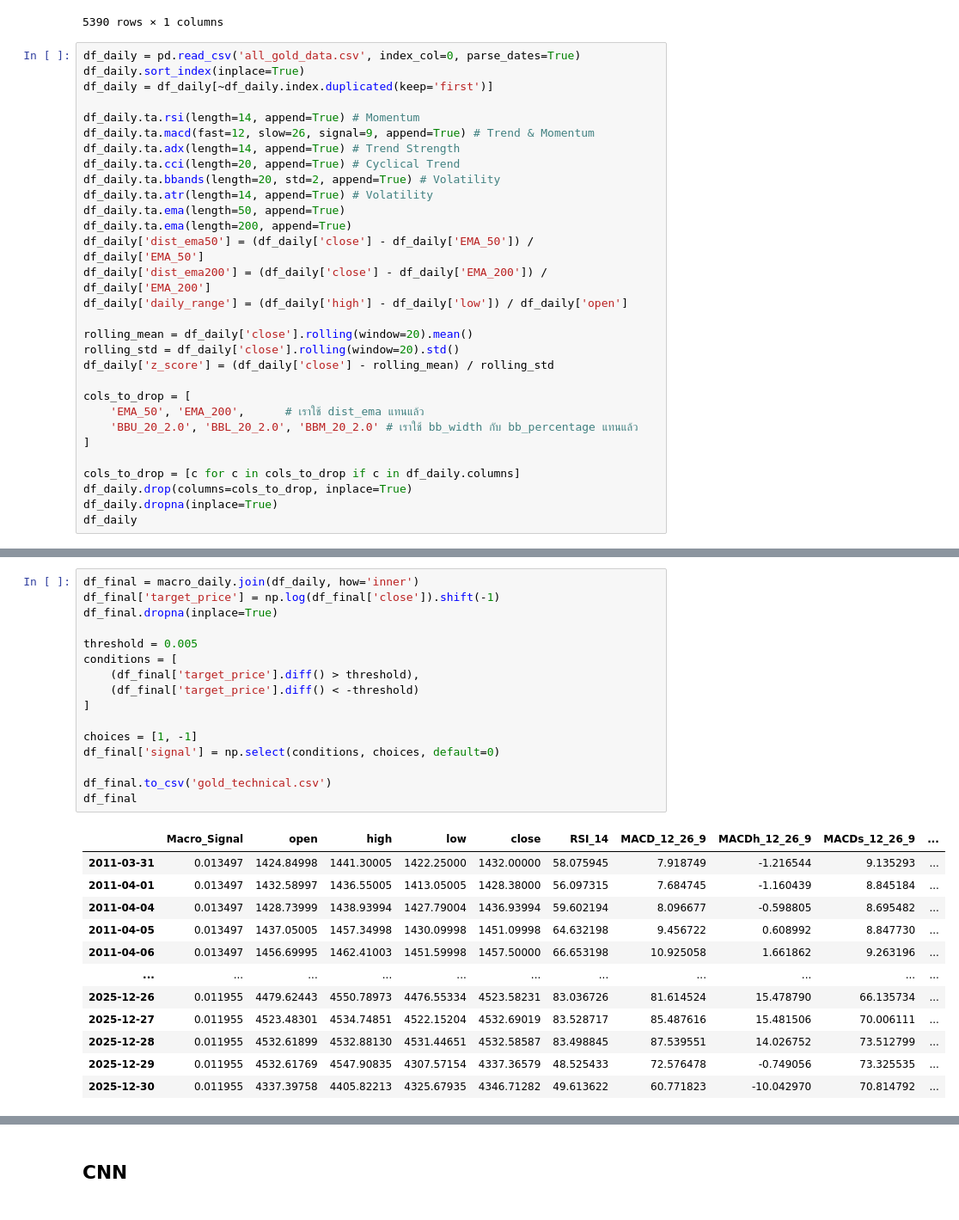
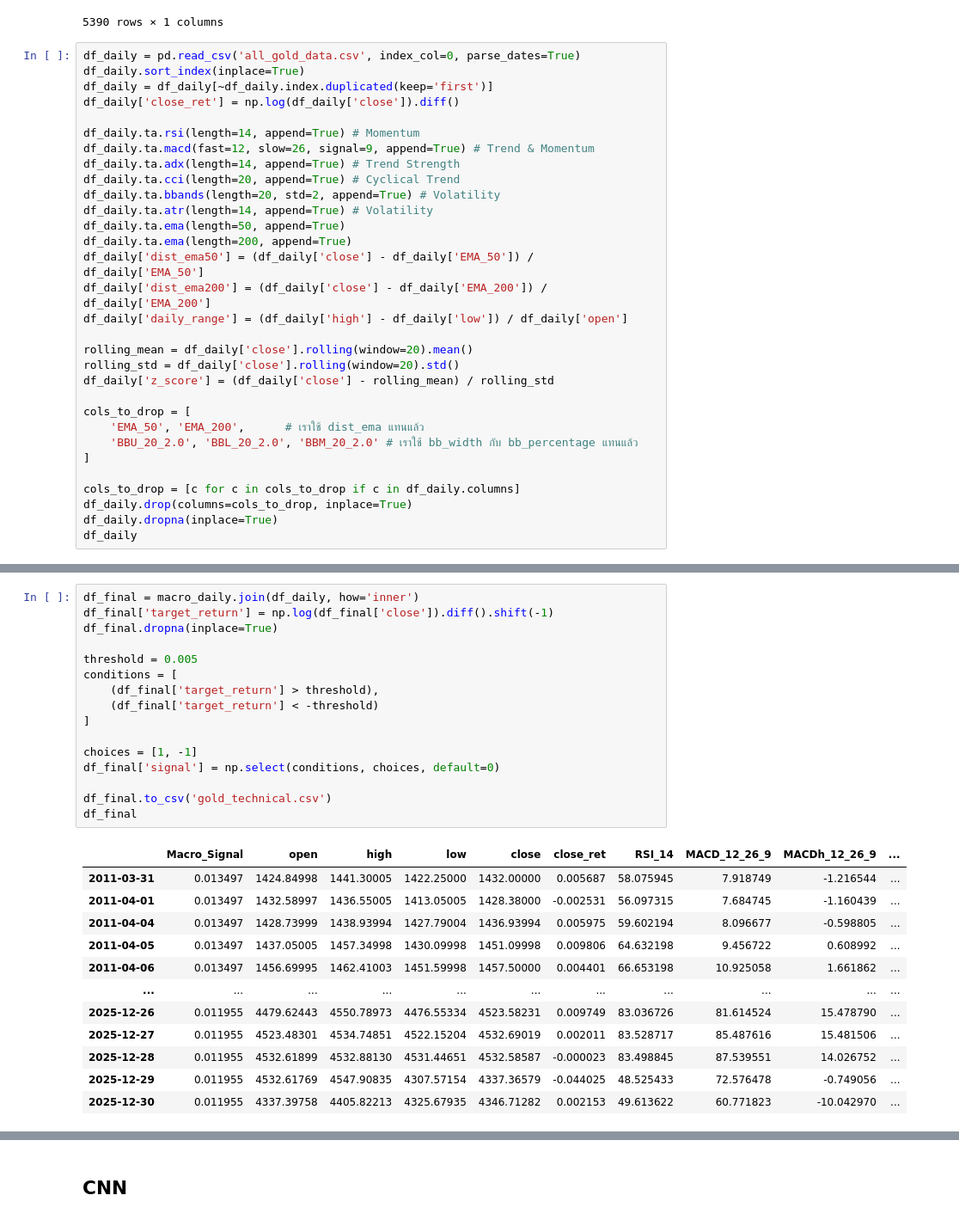
Before and after one commit to FulinQ/AQT, a Jupyter notebook: ARDL_ECM.ipynb, the cells around one changed output, grey strips where cells are left out. Shown at 86% size. Drawn from its saved outputs; the diff is of its cells as text.

```diff
--- a/ARDL_ECM.ipynb
+++ b/ARDL_ECM.ipynb
@@ -1182,6 +1182,7 @@ macro_daily
 df_daily = pd.read_csv('all_gold_data.csv', index_col=0, parse_dates=True)
 df_daily.sort_index(inplace=True)
 df_daily = df_daily[~df_daily.index.duplicated(keep='first')]
+df_daily['close_ret'] = np.log(df_daily['close']).diff()
 
 df_daily.ta.rsi(length=14, append=True) # Momentum
 df_daily.ta.macd(fast=12, slow=26, signal=9, append=True) # Trend & Momentum
@@ -1226,29 +1227,29 @@ df_daily
 # %%
 df_final = macro_daily.join(df_daily, how='inner')
-df_final['target_price'] = np.log(df_final['close']).shift(-1)
+df_final['target_return'] = np.log(df_final['close']).diff().shift(-1)
 df_final.dropna(inplace=True)
 
 threshold = 0.005
 conditions = [
-    (df_final['target_price'].diff() > threshold),
-    (df_final['target_price'].diff() < -threshold)
+    (df_final['target_return'] > threshold),
+    (df_final['target_return'] < -threshold)
 ]
 
 choices = [1, -1]
 df_final['signal'] = np.select(conditions, choices, default=0)
 
 df_final.to_csv('gold_technical.csv')
 df_final
 # %% [output]
-|  | Macro_Signal | open | high | low | close | RSI_14 | MACD_12_26_9 | MACDh_12_26_9 | MACDs_12_26_9 | ... |
-| 2011-03-31 | 0.013497 | 1424.84998 | 1441.30005 | 1422.25000 | 1432.00000 | 58.075945 | 7.918749 | -1.216544 | 9.135293 | ... |
-| 2011-04-01 | 0.013497 | 1432.58997 | 1436.55005 | 1413.05005 | 1428.38000 | 56.097315 | 7.684745 | -1.160439 | 8.845184 | ... |
-| 2011-04-04 | 0.013497 | 1428.73999 | 1438.93994 | 1427.79004 | 1436.93994 | 59.602194 | 8.096677 | -0.598805 | 8.695482 | ... |
-| 2011-04-05 | 0.013497 | 1437.05005 | 1457.34998 | 1430.09998 | 1451.09998 | 64.632198 | 9.456722 | 0.608992 | 8.847730 | ... |
-| 2011-04-06 | 0.013497 | 1456.69995 | 1462.41003 | 1451.59998 | 1457.50000 | 66.653198 | 10.925058 | 1.661862 | 9.263196 | ... |
+|  | Macro_Signal | open | high | low | close | close_ret | RSI_14 | MACD_12_26_9 | MACDh_12_26_9 | ... |
+| 2011-03-31 | 0.013497 | 1424.84998 | 1441.30005 | 1422.25000 | 1432.00000 | 0.005687 | 58.075945 | 7.918749 | -1.216544 | ... |
+| 2011-04-01 | 0.013497 | 1432.58997 | 1436.55005 | 1413.05005 | 1428.38000 | -0.002531 | 56.097315 | 7.684745 | -1.160439 | ... |
+| 2011-04-04 | 0.013497 | 1428.73999 | 1438.93994 | 1427.79004 | 1436.93994 | 0.005975 | 59.602194 | 8.096677 | -0.598805 | ... |
+| 2011-04-05 | 0.013497 | 1437.05005 | 1457.34998 | 1430.09998 | 1451.09998 | 0.009806 | 64.632198 | 9.456722 | 0.608992 | ... |
+| 2011-04-06 | 0.013497 | 1456.69995 | 1462.41003 | 1451.59998 | 1457.50000 | 0.004401 | 66.653198 | 10.925058 | 1.661862 | ... |
 | ... | ... | ... | ... | ... | ... | ... | ... | ... | ... | ... |
-| 2025-12-26 | 0.011955 | 4479.62443 | 4550.78973 | 4476.55334 | 4523.58231 | 83.036726 | 81.614524 | 15.478790 | 66.135734 | ... |
-| 2025-12-27 | 0.011955 | 4523.48301 | 4534.74851 | 4522.15204 | 4532.69019 | 83.528717 | 85.487616 | 15.481506 | 70.006111 | ... |
-| 2025-12-28 | 0.011955 | 4532.61899 | 4532.88130 | 4531.44651 | 4532.58587 | 83.498845 | 87.539551 | 14.026752 | 73.512799 | ... |
-| 2025-12-29 | 0.011955 | 4532.61769 | 4547.90835 | 4307.57154 | 4337.36579 | 48.525433 | 72.576478 | -0.749056 | 73.325535 | ... |
-| 2025-12-30 | 0.011955 | 4337.39758 | 4405.82213 | 4325.67935 | 4346.71282 | 49.613622 | 60.771823 | -10.042970 | 70.814792 | ... |
+| 2025-12-26 | 0.011955 | 4479.62443 | 4550.78973 | 4476.55334 | 4523.58231 | 0.009749 | 83.036726 | 81.614524 | 15.478790 | ... |
+| 2025-12-27 | 0.011955 | 4523.48301 | 4534.74851 | 4522.15204 | 4532.69019 | 0.002011 | 83.528717 | 85.487616 | 15.481506 | ... |
+| 2025-12-28 | 0.011955 | 4532.61899 | 4532.88130 | 4531.44651 | 4532.58587 | -0.000023 | 83.498845 | 87.539551 | 14.026752 | ... |
+| 2025-12-29 | 0.011955 | 4532.61769 | 4547.90835 | 4307.57154 | 4337.36579 | -0.044025 | 48.525433 | 72.576478 | -0.749056 | ... |
+| 2025-12-30 | 0.011955 | 4337.39758 | 4405.82213 | 4325.67935 | 4346.71282 | 0.002153 | 49.613622 | 60.771823 | -10.042970 | ... |
```
Also changed, not shown: parts of 9 cells of this notebook, 1 other file.
